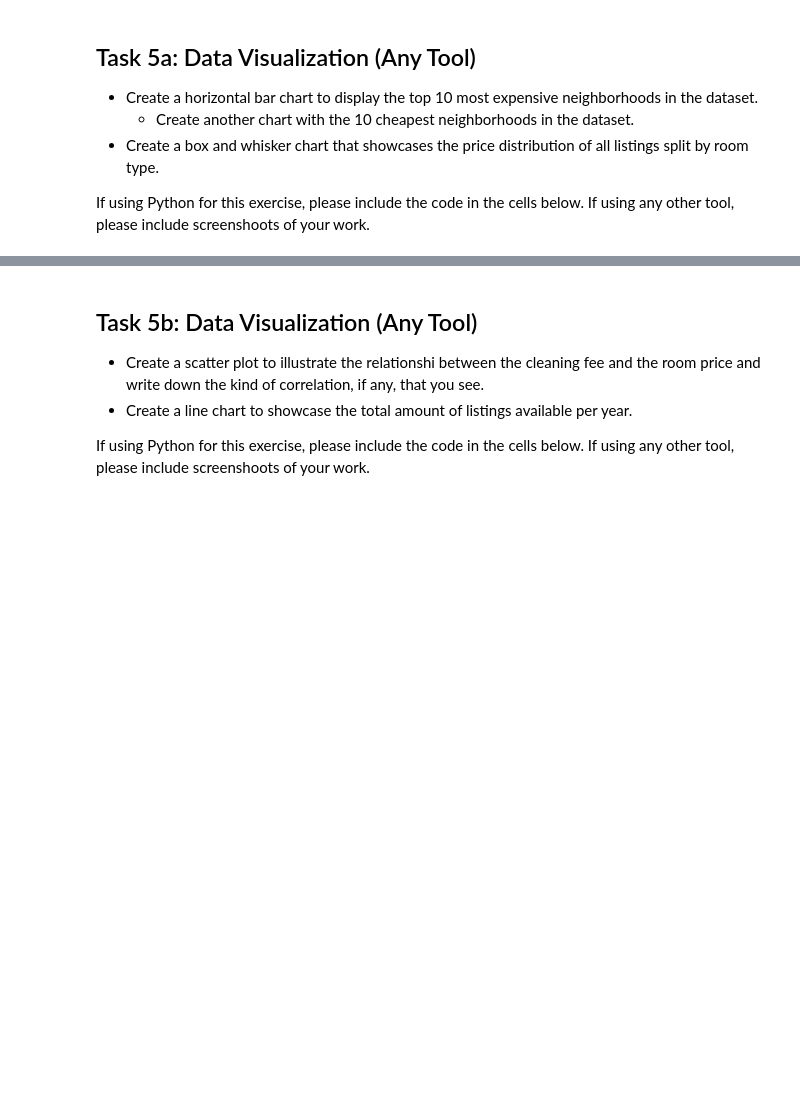
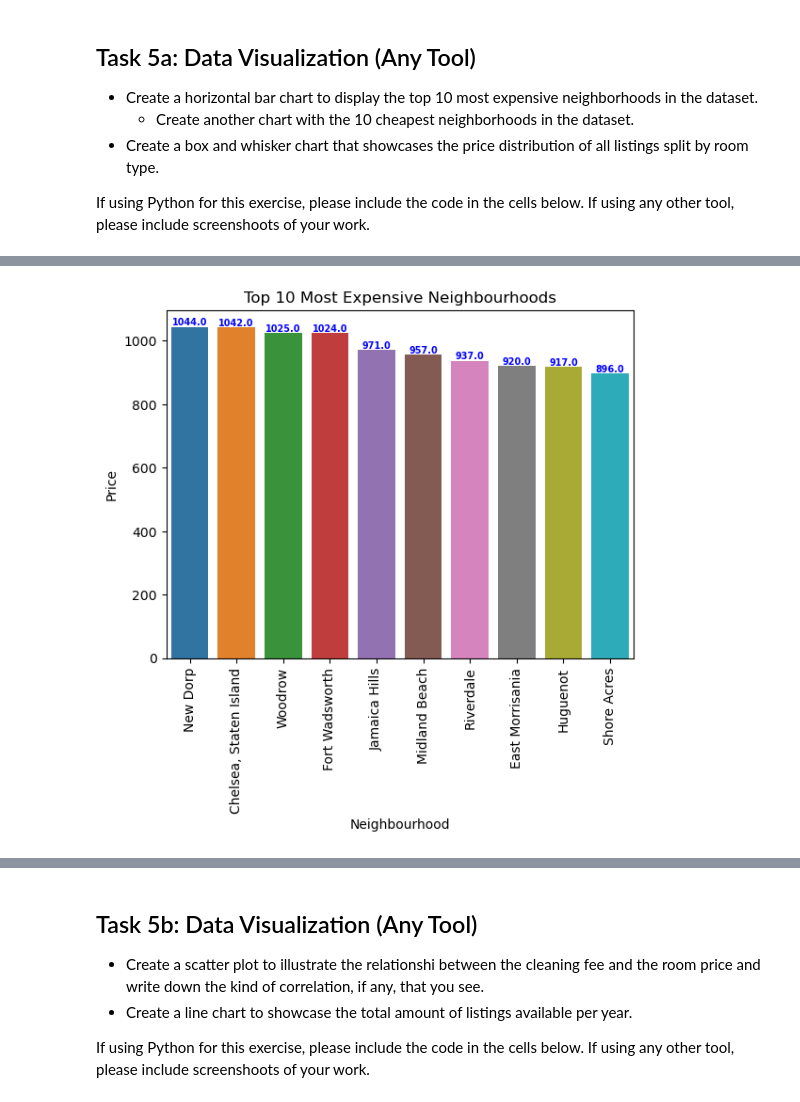
Before and after one commit to chrismouton/sb-dataanalytics, a Jupyter notebook: capstone/Capstone_Project_ChrisMouton.ipynb, the cells around one changed output, grey strips where cells are left out. Cells and saved outputs as stored; diff of their text form; code cells hidden in the pictures; blank space fills up the shorter version.

Commit message:
Added data labels to graphs in 5a & additional commenting

```diff
--- a/capstone/Capstone_Project_ChrisMouton.ipynb
+++ b/capstone/Capstone_Project_ChrisMouton.ipynb
@@ -234,3 +234,9 @@ If using Python for this exercise, please include the code in the cells below. I
 # %%
 import matplotlib as mpl
 import seaborn as sb
+
+# For each neighbourhood, we will use the median of the price
+neighbourhoods_mean_price = airbnb_data.groupby("neighbourhood")[["price"]].median().reset_index()
+# Now calculate the 10 most expensive and 10 cheapest neighbourhoods
+expensive_neighbourhoods = neighbourhoods_mean_price.sort_values("price", ascending=False).head(10)
+cheapest_neighbourhoods = neighbourhoods_mean_price.sort_values("price", ascending=True).head(10)
@@ -241,0 +243,27 @@ import seaborn as sb
+# %%
+# Create the bar graph for neighbourhood vs price
+expensive_graph = sb.barplot(data=expensive_neighbourhoods, x="neighbourhood", y="price")
+
+# The labels are unreadable unless we rotate them 90 degrees
+for item in expensive_graph.get_xticklabels():
+    item.set_rotation(90)
+
+# Ensure proper labels and title
+expensive_graph.set(xlabel='Neighbourhood', ylabel='Price')
+expensive_graph.set_title("Top 10 Most Expensive Neighbourhoods")
+
+# Get the price values as an array for us to manipulate when adding to the graph
+price_values = expensive_neighbourhoods.price.values
+
+# Add it to the plot
+pos = range(len(price_values))
+for tick,label in zip(pos, expensive_graph.get_xticklabels()):
+    expensive_graph.text(pos[tick],  # x position
+                       price_values[tick] + 5, # y position
+                       str(price_values[tick]),  # display the median value
+                       horizontalalignment='center',
+                       size='x-small',
+                       color='b',
+                       weight='semibold')
+# %% [output]
+[figure, added]
```
Also changed, not shown: parts of 3 cells of this notebook.
